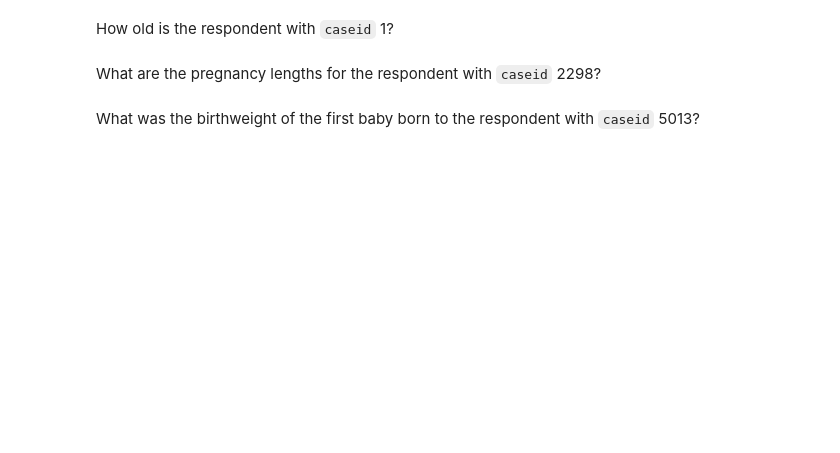
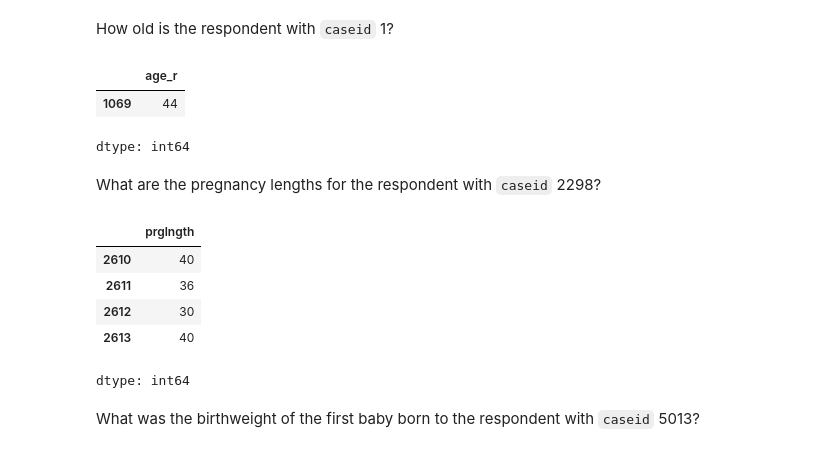
Before and after one commit to Marcusrem/PiensaStats, a Jupyter notebook: code/chap01ex.ipynb, the cells around one changed output. Saved outputs shown, nothing was run; the diff lists cells and outputs as text; code cells hidden in the pictures; blank space fills up the shorter version.

```diff
--- a/code/chap01ex.ipynb
+++ b/code/chap01ex.ipynb
@@ -186,2 +224,5 @@ preg.totalwgt_lb.mean()
 # %% [markdown]
 Create a new column named <tt>totalwgt_kg</tt> that contains birth weight in kilograms.  Compute its mean.  Remember that when you create a new column, you have to use dictionary syntax, not dot notation.
+# %%
+preg['totalwgt_kg'] = preg.totalwgt_lb/2.2
+preg.totalwgt_kg.mean()
@@ -209,6 +296,21 @@ preg[preg.caseid==2298]
 # %% [markdown]
 How old is the respondent with `caseid` 1?
+# %%
+resp[resp.caseid==1].age_r
+# %% [output]
+|  | age_r |
+| 1069 | 44 |
+dtype: int64
 # %% [markdown]
 What are the pregnancy lengths for the respondent with `caseid` 2298?
+# %%
+preg[preg.caseid==2298].prglngth
+# %% [output]
+|  | prglngth |
+| 2610 | 40 |
+| 2611 | 36 |
+| 2612 | 30 |
+| 2613 | 40 |
+dtype: int64
 # %% [markdown]
 What was the birthweight of the first baby born to the respondent with `caseid` 5013?
```
Also changed, not shown: parts of 14 cells of this notebook.
